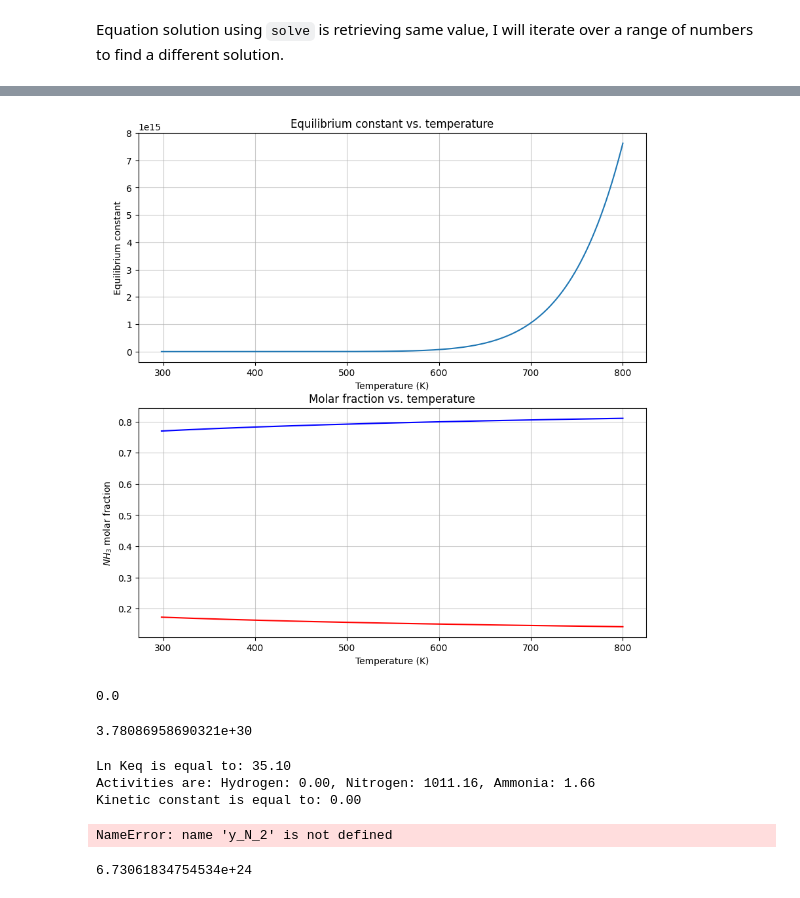
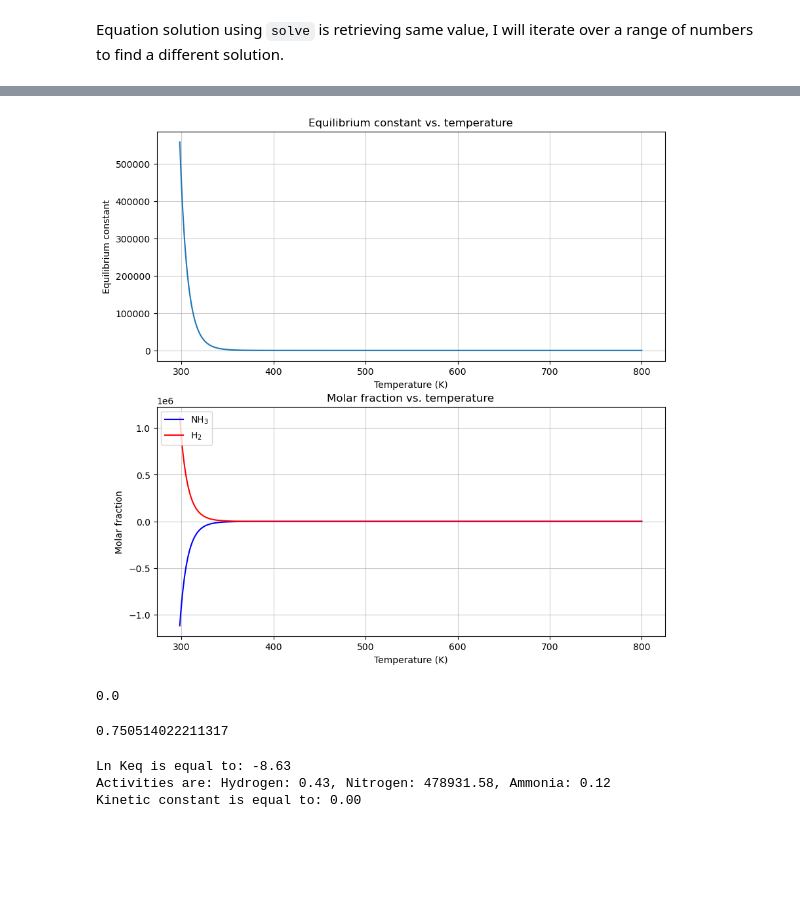
Before and after one commit to marlon-cooh/inferential-stats, a Jupyter notebook: haber_bosch.ipynb, the cells around one changed output, grey strips where cells are left out. Drawn from its saved outputs; the diff is of its cells as text; code cells hidden in the pictures; blank space fills up the shorter version.

Commit message:
(build) Pivoting on algorithm solutions for retrieving convergence on NH3 data.

```diff
--- a/haber_bosch.ipynb
+++ b/haber_bosch.ipynb
@@ -259,7 +164,7 @@ plt.show()
 # %%
-NH_3 = 2*solutions[0]
-N_2 = sub_replace["N_2"] - solutions[0]
-H_2 = sub_replace["H_2"] - 3*solutions[0]
+NH_3 = 2*solutions[1]
+N_2 = sub_replace["N_2"] - solutions[1]
+H_2 = sub_replace["H_2"] - 3*solutions[1]
 print(f"Concentration of NH3 in the equilibrium solution is: {NH_3:.2f} kmol/m^3")
 print(f"Concentration of N2 in the equilibrium solution is: {N_2:.2f} kmol/m^3")
 print(f"Concentration of H2 in the equilibrium solution is: {H_2:.2f} kmol/m^3")
@@ -289,7 +200,7 @@ eq_t = np.linspace(298.15, 800, 1000)
 temp_pols = [
     k_eq_pol.subs(
     {
-        "H_2": 600, # Number of kmol/m^3 for H2.
+        "H_2": 200, # Number of kmol/m^3 for H2.
         "N_2": 200, # Number of kmol/m^3 for N2.
         "k_eq": new_k_eq # Equilibrium constant depending on range from 298.15 K to 800 K temperatures.
     }
@@ -313,0 +239,6 @@ temp_sols = np.array(temp_sols)
+# %%
+temp_sols = np.array(temp_sols)
+for key in temp_sols:
+    for value in key:
+        if value.is_real == True:
+            print(value.is_real)
@@ -314,9 +263,9 @@ temp_sols = np.array(temp_sols)
 # %%
 matrix_rows = []
 for idx, key in enumerate(temp_sols):
-    NH_3 = 2*key[0]
-    N_2 = 200 - key[0]
-    H_2 = 600 - 3*key[0]
+    NH_3 = 2*key[1]
+    N_2 = 200 - key[1]
+    H_2 = 200 - 3*key[1]
 
     matrix_rows.append([H_2, N_2, NH_3])
 
@@ -325,35 +274,38 @@ reagents_eq_temp = np.array(matrix_rows)
 # Ammonia molar fraction
 y_NH_3_temp = np.array([reagents_eq_temp[x, 2] / np.sum(reagents_eq_temp[x, :]) for x in range(0, len(reagents_eq_temp))])
 # Nitrogen molar fraction
-y_N_2_temp = np.array([reagents_eq_temp[x, 1] / np.sum(reagents_eq_temp[x, :]) for x in range(0, len(reagents_eq_temp))])
+y_N_2_temp = np.array(
+    [reagents_eq_temp[x, 1] / np.sum(reagents_eq_temp[x, :]) for x in range(0, len(reagents_eq_temp))]
+    )
 # Hydrogen molar fraction
 y_H_2_temp = np.array([reagents_eq_temp[x, 0] / np.sum(reagents_eq_temp[x, :]) for x in range(0, len(reagents_eq_temp))])
 # %%
 x_temperature = np.linspace(
     start=298.15,
     stop=800,
     num=1000
 )
 
-eq_t = equilibrium_constant(x_temperature) # Dependence of equilibria constant on temperature
+eq_t = hm.equilibrium_constant(x_temperature) # Dependence of equilibria constant on temperature
 
 # Plotting
 fig, ax = plt.subplots(2, 1, figsize=(10, 10))
 ax[0].plot(x_temperature, eq_t)
 ax[0].set_xlabel("Temperature (K)")
 ax[0].set_ylabel("Equilibrium constant")
 ax[0].set_title("Equilibrium constant vs. temperature")
 ax[0].grid(alpha=0.66)
 
-ax[1].plot(x_temperature, y_NH_3_temp, color = "blue")
-ax[1].plot(x_temperature, y_H_2_temp, color = "red")
+ax[1].plot(x_temperature, y_NH_3_temp, color = "blue", label = r"NH$_{3}$")
+ax[1].plot(x_temperature, y_H_2_temp, color = "red", label = r"H$_{2}$")
 ax[1].set_xlabel("Temperature (K)")
-ax[1].set_ylabel(r"$NH_{3}$ molar fraction")
+ax[1].set_ylabel(r"Molar fraction")
 ax[1].set_title("Molar fraction vs. temperature")
 ax[1].grid(alpha=0.66)
+ax[1].legend(loc="upper left")
 
 plt.show()
 # %% [output]
-[figure, old version]
+[figure, new version]
 # %%
 # Kinetic constant
@@ -374,7 +326,7 @@ fug_dict = {
     "NH3" : fug[2]
 }
 # %%
-a_h2, a_n2, a_nh3 = activities(T=723.15, P=33.4, reagents=reagents_eq)
+a_h2, a_n2, a_nh3 = hm.activities(T=723.15, P=33.4, reagents=reagents_eq)
 
 # def ammonia_rate(k, k_eq, a_n2, a_h2, a_nh3, alpha):
 #     # Returns ammonia rate
@@ -383,23 +335,16 @@ a_h2, a_n2, a_nh3 = activities(T=723.15, P=33.4, reagents=reagents_eq)
 #     return r_ammonia
 
 # Ammonia rate
-ammonia_rate = ammonia_rate(1e-2, k_eq, a_h2, a_n2, a_nh3, 0.5)
+ammonia_rate = hm.ammonia_rate(1e-2, k_eq, a_h2, a_n2, a_nh3, 0.5)
 print(ammonia_rate)
 # %% [output]
-3.78086958690321e+30
+0.750514022211317
 # %%
 print(f"Ln Keq is equal to: {np.log(k_eq):.2f}")
 print(f"Activities are: Hydrogen: {a_h2:.2f}, Nitrogen: {a_n2:.2f}, Ammonia: {a_nh3:.2f}")
 print(f"Kinetic constant is equal to: {k:.2f}")
-print(f"Molar fractions in the equilibrium are: of NH3 {y_NH_3:.2f}, of N2: {y_N_2:.2f}, of H2: {y_H_2:.2f}")
+# print(f"Molar fractions in the equilibrium are: of NH3 {y_NH_3:.2f}, of N2: {y_N_2:.2f}, of H2: {y_H_2:.2f}")
 # %% [output]
-Ln Keq is equal to: 35.10
-Activities are: Hydrogen: 0.00, Nitrogen: 1011.16, Ammonia: 1.66
+Ln Keq is equal to: -8.63
+Activities are: Hydrogen: 0.43, Nitrogen: 478931.58, Ammonia: 0.12
 Kinetic constant is equal to: 0.00
-NameError: name 'y_N_2' is not defined
-# %%
-k_provisional = 1e-5
-result = 2 * k_provisional * (k_eq**2 * a_n2 * (a_h2**3 / a_nh3**2)**0.5 - (a_nh3**2 / a_h2**3)**(1-0.5))
-print(result)
-# %% [output]
-6.73061834754534e+24
```
Also changed, not shown: parts of 28 cells of this notebook, 1 other file.
